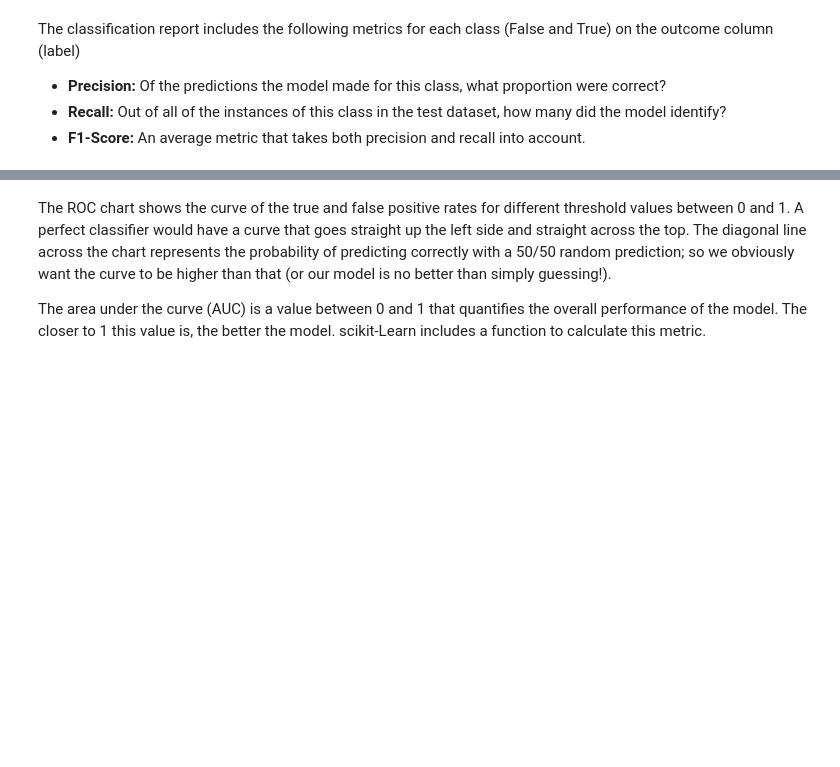
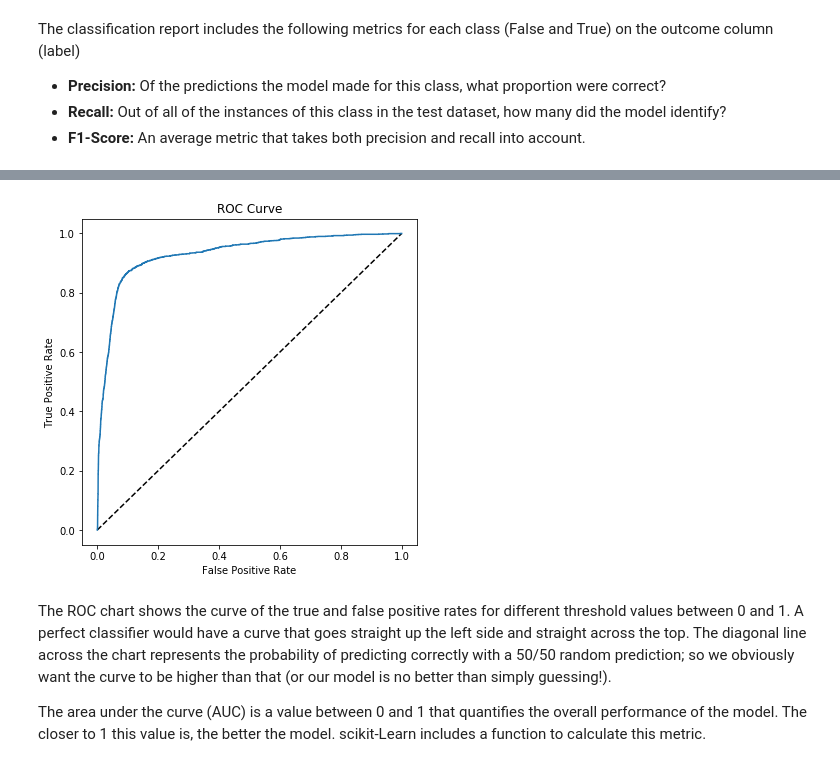
Before and after one commit to Ali-Parandeh/credit-kudos, a Jupyter notebook: notebooks/credit-kudos.ipynb, the cells around one changed output, grey strips where cells are left out. Cells and saved outputs as stored; diff of their text form; code cells hidden in the pictures; blank space fills up the shorter version.

Commit message:
feat(modelling):  Build Initial version of the model

```diff
--- a/notebooks/credit-kudos.ipynb
+++ b/notebooks/credit-kudos.ipynb
@@ -209,13 +231,13 @@ For this task, we will not investigate this as data is fake (not fully represent
 from sklearn.model_selection import train_test_split
 
 # Drop all rows with na data
-model_df = df.dropna().copy()
+model_df = df.reset_index().set_index(['group_id', 'transaction_id'])
 
-label = 'status_end_of_q1'
+label = 'category'
 
 # One hot encode all categorical columns.
 # Drop all columns that have no correlations with the label
-X, y = pd.get_dummies(model_df.drop(columns=[label])).values, model_df[label].values
+X, y = pd.get_dummies(model_df.drop(columns=[label, 'booked_at'])).values, model_df[label].replace({'Other': False, 'Income': True}).values
 
 # Split data 70%-30% into training set and test set,
 # As labels column (active and cancelled subscription) classes are unbalanced - we will use a stratified split to represent this unbalance in the test dataset
@@ -272,23 +333,25 @@ print(y_scores)
 # %%
 from sklearn.metrics import roc_curve
 from sklearn.metrics import confusion_matrix
 import matplotlib
 import matplotlib.pyplot as plt
 %matplotlib inline
 
 # calculate ROC curve
-fpr, tpr, thresholds = roc_curve(y_test, y_scores[:,1], pos_label="")
+fpr, tpr, thresholds = roc_curve(y_test, y_scores[:,1])
 
 # plot ROC curve
 fig = plt.figure(figsize=(6, 6))
 # Plot the diagonal 50% line
 plt.plot([0, 1], [0, 1], 'k--')
 # Plot the FPR and TPR achieved by our model
 plt.plot(fpr, tpr)
 plt.xlabel('False Positive Rate')
 plt.ylabel('True Positive Rate')
 plt.title('ROC Curve')
 plt.show()
+# %% [output]
+[figure, added]
 # %% [markdown]
 The ROC chart shows the curve of the true and false positive rates for different threshold values between 0 and 1. A perfect classifier would have a curve that goes straight up the left side and straight across the top. The diagonal line across the chart represents the probability of predicting correctly with a 50/50 random prediction; so we obviously want the curve to be higher than that (or our model is no better than simply guessing!).
 
```
Also changed, not shown: parts of 26 cells of this notebook.
